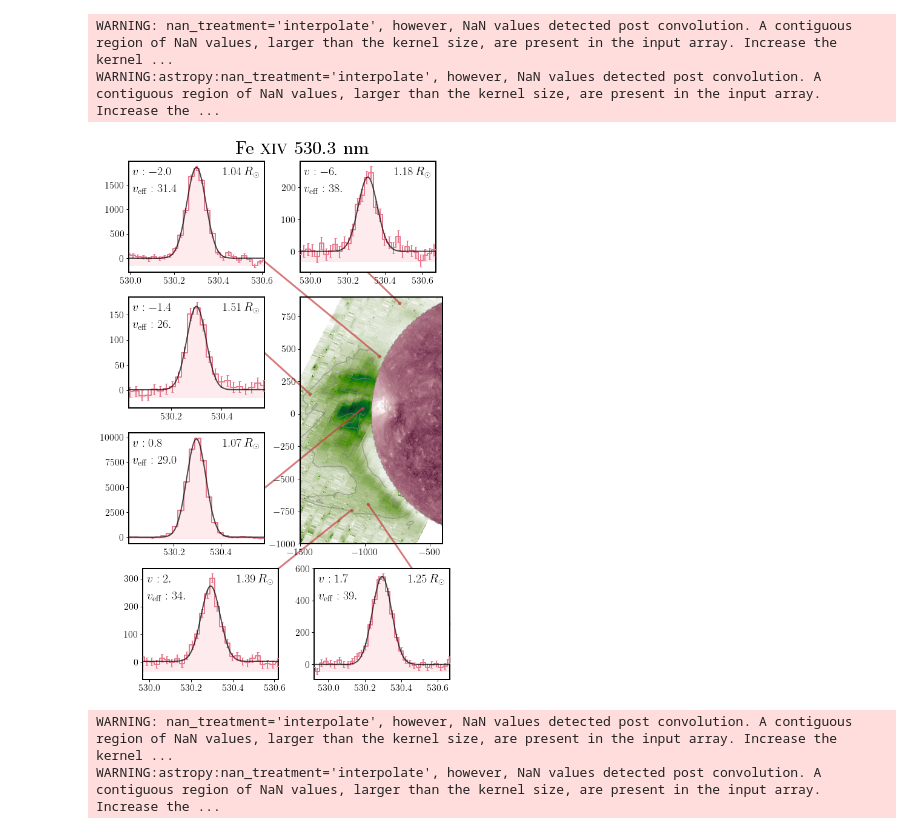
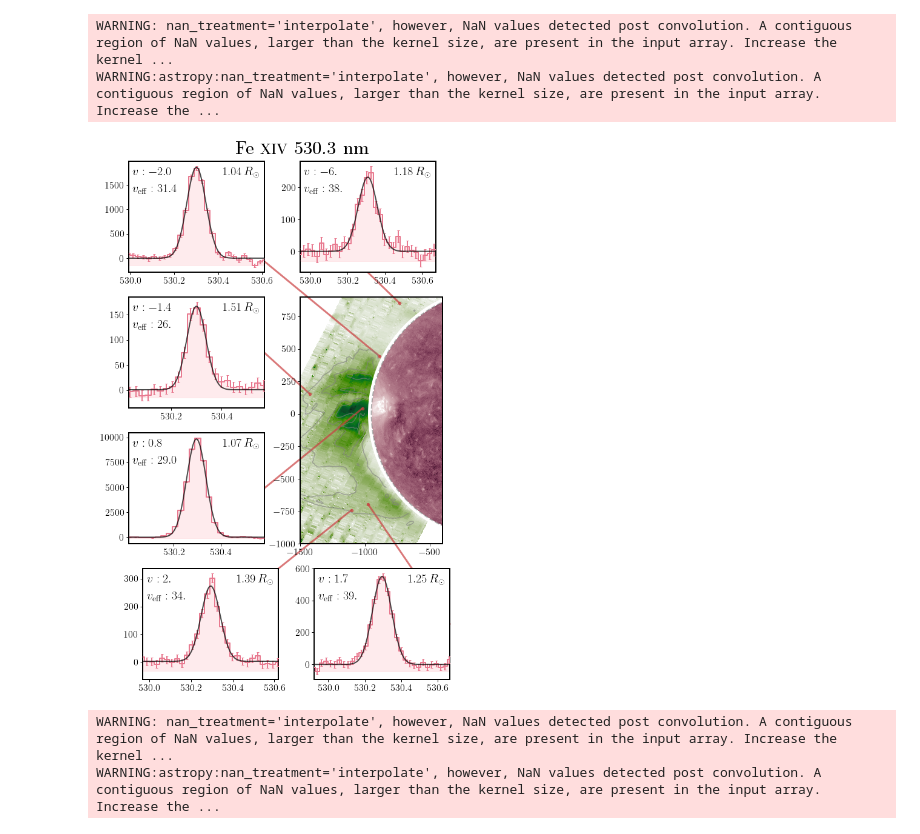
Before and after one commit to yjzhu-solar/Eclipse2017, a Jupyter notebook: ipynb/eclipse_data/off_limb_intensity_map_ext_zoomin.ipynb, the cells around one changed output. Drawn from its saved outputs; the diff is of its cells as text; code cells hidden in the pictures.

```diff
--- a/ipynb/eclipse_data/off_limb_intensity_map_ext_zoomin.ipynb
+++ b/ipynb/eclipse_data/off_limb_intensity_map_ext_zoomin.ipynb
@@ -462,6 +462,10 @@ def create_rec_eqs():
 def create_limb_circle(rsun):
     return patches.Circle((0,0),rsun,linewidth=2,edgecolor="grey",
                             facecolor="none",alpha=0.6,ls="--")
+
+def create_lunar_mask(rmoon):
+    return patches.Circle((0,0),rmoon,linewidth=0,edgecolor="none",
+                            facecolor="white",alpha=1)
 
 fig, ax = plt.subplots(figsize=(8,8),constrained_layout=True,gridspec_kw={'left':0.4,'top':0.8,'bottom':0.2})
 green_where_disk_ext = np.where((x_2d_grid_green_arcsec_rot_ext + slit_center_x_green)**2 + \
@@ -479,6 +483,8 @@ im = ax.pcolormesh(x_2d_grid_green_arcsec_rot_ext + slit_center_x_green,
 ax.contour(img_xarcsec_array,img_yarcsec_array,FeXIV_line_cont_image_rot_scipy,levels=[0.4,0.65,0.9],alpha=0.6,
                     colors=['grey'])
 # plot_colorbar(im, ax,width=colorbar_width,fontsize=16)
+
+ax.add_patch(create_lunar_mask(rsun_arcsec*np.float64(FeXI_line_cont_frame.header["MOONR"])/np.float64(FeXI_line_cont_frame.header["SUNR"])))
 
 norm_aia_211 = ImageNormalize(aia_211_image,interval=AsymmetricPercentileInterval(0.5,99.97),stretch=LogStretch())
 ax.pcolormesh(aia_211_xcoord, aia_211_ycoord, aia_211_image,cmap=aia_211_cm,norm=norm_aia_211,
@@ -492,34 +498,34 @@ ylim_zoomin = [-1000,900]
 ax.set_aspect(1)
 # ax.add_patch(create_rec_eqs())
 ax.add_patch(create_limb_circle(rsun_arcsec))
 ax.set_xlim(xlim_zoomin)
 ax.set_ylim(ylim_zoomin)
 ax.tick_params(labelsize=16)
 
 feed_params = (x_2d_grid_green_arcsec_bin_rot_ext + slit_center_x_green,
                         y_2d_grid_green_arcsec_bin_rot_ext + slit_center_y_green,
                         green_fit_filename_index, green_path,
                         totality_green_df_ext,FeXIV_63rd_xslice,flatfield_1d_FeXIV_63rd,63,
                         green_fit_matrix_bin_ext, green_fit_matrix_bin_ext_err,
                         green_vlos_masked, green_vlos_masked_err, green_veff_masked, green_veff_masked_err)
 
 spectral_line_zoom_in(-1020,42,fig,ax,[-1.2,0,0.95,0.45],(1,0.5),
                         *feed_params)
 spectral_line_zoom_in(-1424,154,fig,ax,[-1.2,0.55,0.95,0.45],(1,0.5),
                         *feed_params)
 spectral_line_zoom_in(-1103,-740,fig,ax,[-1.1,-0.55,0.95,0.45],(1,1),
                         *feed_params)
 spectral_line_zoom_in(-976,-694,fig,ax,[0.1,-0.55,0.95,0.45],(1,0.5),
                         *feed_params)
 spectral_line_zoom_in(-885,443,fig,ax,[-1.2,1.1,0.95,0.45],(1,0.1),
                         *feed_params)
 spectral_line_zoom_in(-735,855,fig,ax,[0,1.1,0.95,0.45],(0.5,0),
                         *feed_params)
 ax.text(-0.45,1.58,r"\textbf{Fe \textsc{xiv} 530.3 nm}",fontsize=30,transform=ax.transAxes)
 fig.savefig(fname="../../figs/ms/FeXIV_zoomin.pdf",format="pdf",dpi=300,bbox_inches="tight")
 # fig.savefig(fname="../../slides/reg_meet/figs/FeXIV_zoomin.png",format="png",dpi=300,bbox_inches="tight")
 # %% [output]
-[figure, old version]
+[figure, new version]
 # %%
 red_frame_wavelength = CCDData.read(os.path.join(red_path,totality_red_df_cut.iloc[0]["file"]),hdu=1,unit="adu").data
 
```
Also changed, not shown: parts of 2 cells of this notebook, 8 other files.
